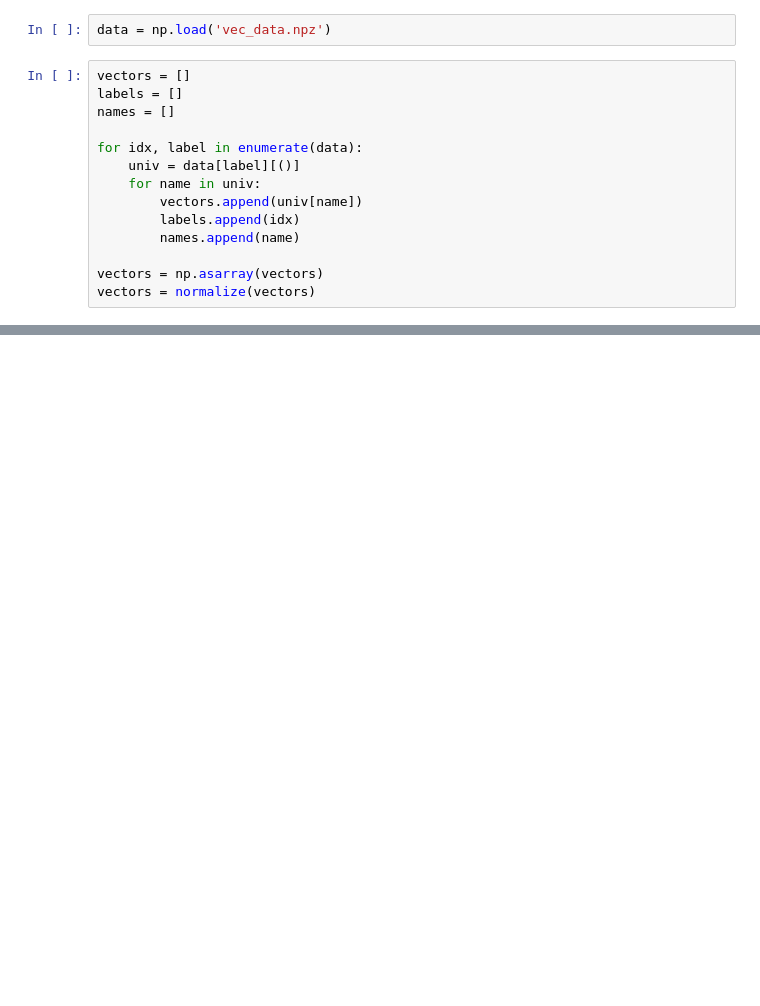
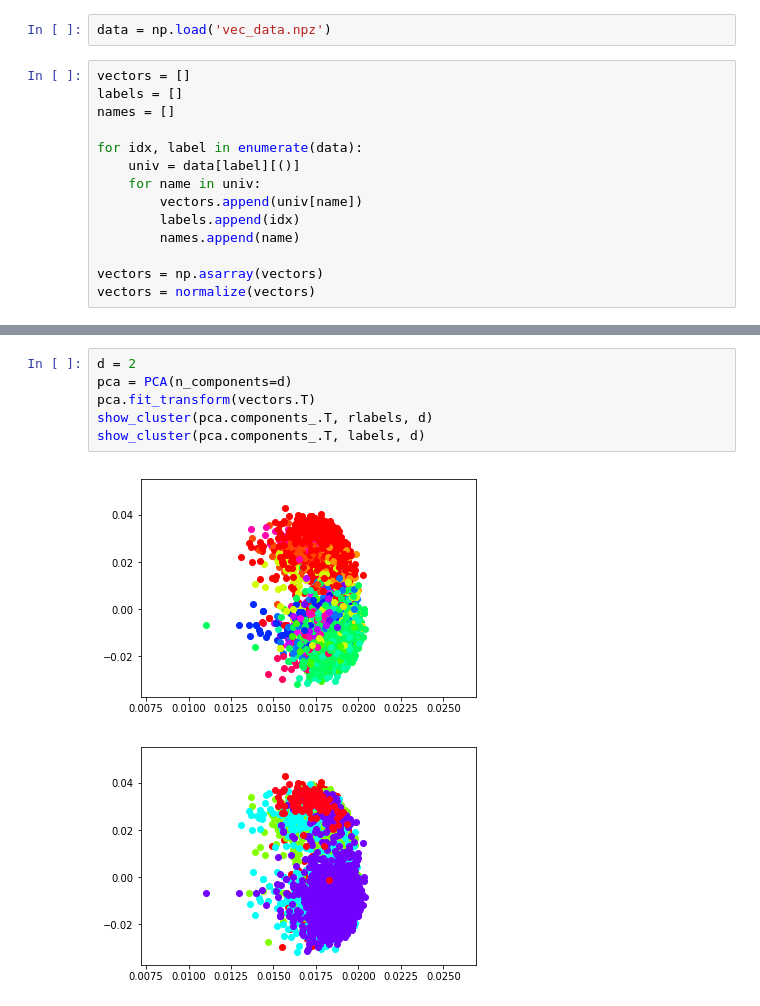
Before and after one commit to wuhao21/15688_project, a Jupyter notebook: Clustering.ipynb, the cells around one changed output, grey strips where cells are left out. Saved outputs shown, nothing was run; the diff lists cells and outputs as text; blank space fills up the shorter version.

```diff
--- a/Clustering.ipynb
+++ b/Clustering.ipynb
@@ -58,0 +88,9 @@ print(count)
+# %%
+d = 2
+pca = PCA(n_components=d)
+pca.fit_transform(vectors.T)
+show_cluster(pca.components_.T, rlabels, d)
+show_cluster(pca.components_.T, labels, d)
+# %% [output]
+[figure, added]
+[figure, added]
```
Also changed, not shown: parts of 10 cells of this notebook, 3 other files.
